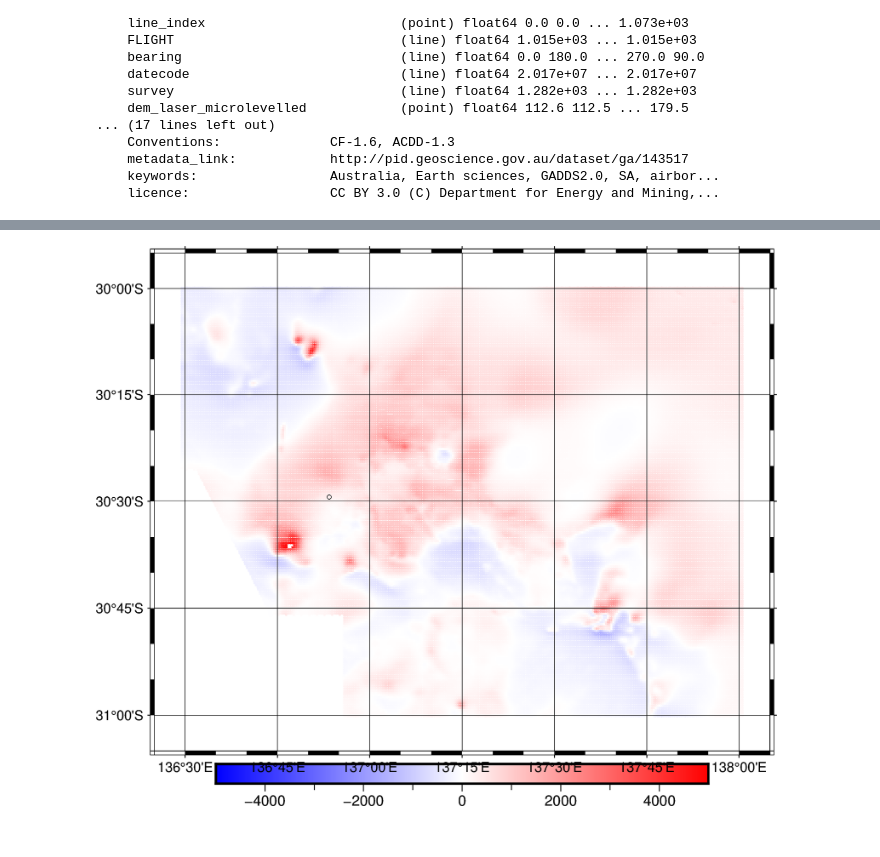
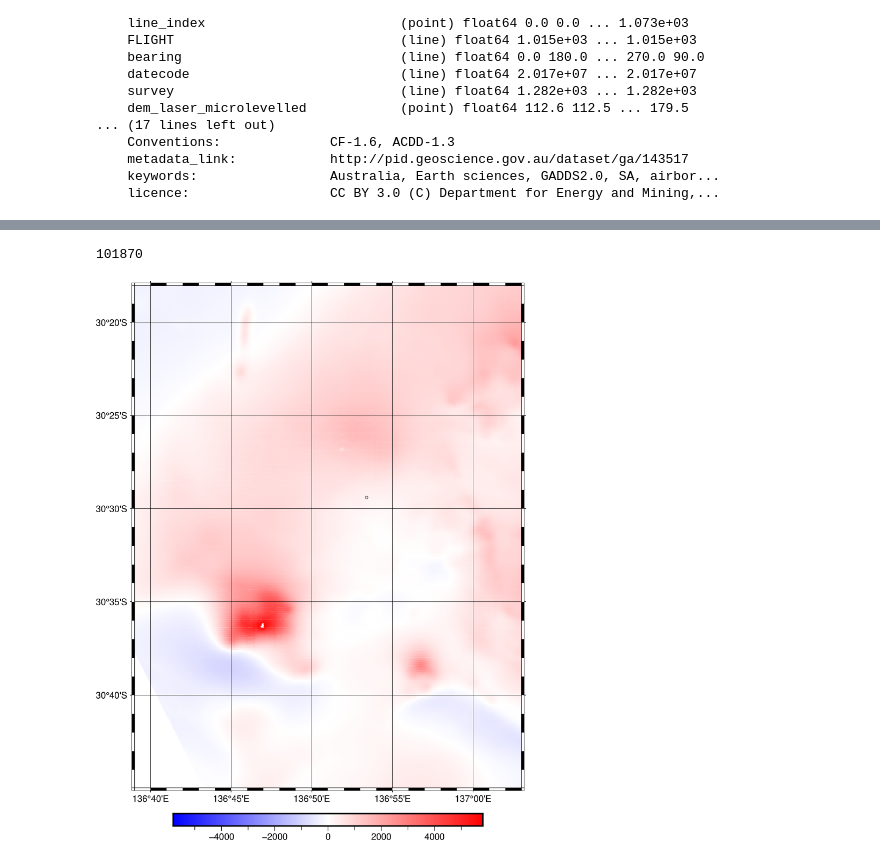
Before and after one commit to fatiando/data, a Jupyter notebook: grawler-craton-magnetic/prepare.ipynb, the cells around one changed output, grey strips where cells are left out. Cells and saved outputs as stored; diff of their text form; code cells hidden in the pictures.

```diff
--- a/grawler-craton-magnetic/prepare.ipynb
+++ b/grawler-craton-magnetic/prepare.ipynb
@@ -14,8 +14,8 @@ fname = pooch.retrieve(
     known_hash="sha256:46145800ff94d63b4e24306cca02ccfb7613299542eb72ebf774839bd920e15f",
 )
 # %%
-data = xr.load_dataset(fname)
-data
+data_nc = xr.load_dataset(fname)
+data_nc
 # %% [output]
 <xarray.Dataset>
 Dimensions:                            (point: 11879105, line: 1074)
@@ -42,0 +37,17 @@ longitude, latitude = gda_to_wgs.transform(
+# %%
+gda_to_wgs = pyproj.Transformer.from_crs("epsg:4283", "epsg:4326", always_xy=True)
+longitude, latitude, height = gda_to_wgs.transform(
+    data_nc.longitude.values,
+    data_nc.latitude.values,
+    data_nc.gps_height.values,
+)
+data = pd.DataFrame({
+    "longitude": longitude,
+    "latitude": latitude,
+    "height_geometric_m": height,
+    "total_field_anomaly_nt": data_nc.magnetics_final_microlevelled,
+    "flight_line": data_nc.line_index,
+})
+data.dropna(inplace=True)
+data = data[vd.inside((data.longitude, data.latitude), (136.65, 137.05, -30.75, -30.3))].reset_index().copy()
+data
@@ -43,22 +68,26 @@ longitude, latitude = gda_to_wgs.transform(
 # %%
-reducer = vd.BlockReduce(np.mean, spacing=0.005)
-(lon, lat), mag = reducer.filter((longitude, latitude), data.magnetics_final_microlevelled.values)
+reducer = vd.BlockReduce(np.mean, spacing=0.001)
+(lon, lat), mag = reducer.filter((data.longitude, data.latitude), data.total_field_anomaly_nt)
+mag.size
+# %% [output]
+101870
 # %%
 fig = pygmt.Figure()
-scale = 0.9 * vd.maxabs(mag)
+scale = 0.99*vd.maxabs(mag)
 pygmt.makecpt(cmap="polar+h", series=[-scale, scale])
 fig.plot(
     x=lon,
     y=lat,
     projection="M15c",
+    region=vd.get_region((lon, lat)),
     color=mag,
-    style="c0.05c",
+    style="c0.075c",
     cmap=True,
 )
-fig.colorbar(frame="af")
+fig.colorbar(frame="af", position="JBC+o0/1c")
 # Olympic Dam
 fig.plot(x=136.89, y=-30.49, style="c0.1c")
 fig.basemap(frame="afg")
-fig.show(width=1000)
+fig.show()
 # %% [output]
-[figure, old version]
+[figure, new version]
```
Also changed, not shown: parts of 2 cells of this notebook.
